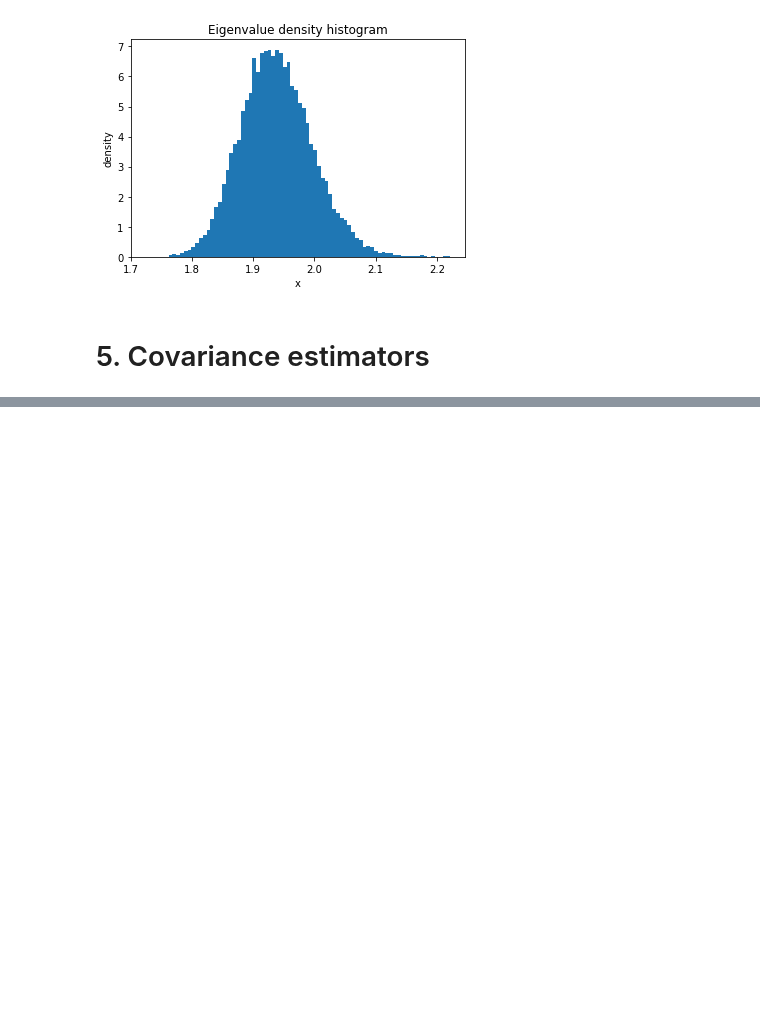
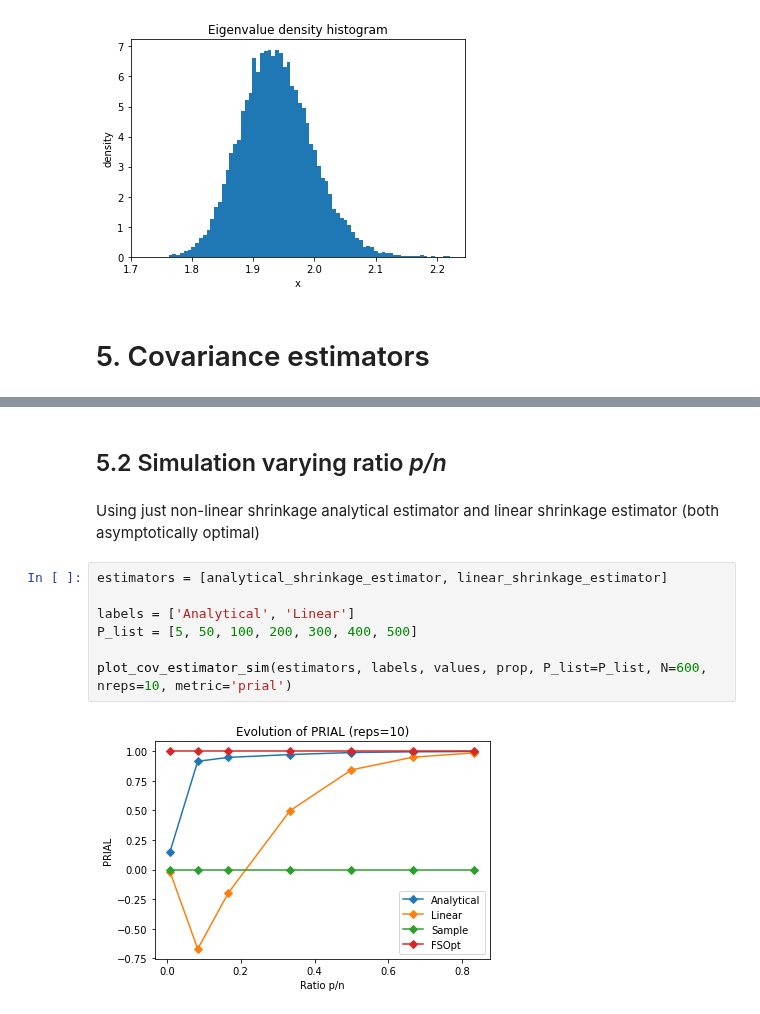
Before and after one commit to AlejandroSantorum/scikit-rmt, a Jupyter notebook: notebooks/tutorial.ipynb, the cells around one changed output, grey strips where cells are left out. Saved outputs shown, nothing was run; the diff lists cells and outputs as text; blank space fills up the shorter version.

```diff
--- a/notebooks/tutorial.ipynb
+++ b/notebooks/tutorial.ipynb
@@ -254,0 +341,13 @@ tracy_widom_law(ensemble='goe', n_size=100, times=20000, bins=80, density=True)
+# %% [markdown]
+## 5.2 Simulation varying ratio *p/n*
+# %% [markdown]
+Using just non-linear shrinkage analytical estimator and linear shrinkage estimator (both asymptotically optimal)
+# %%
+estimators = [analytical_shrinkage_estimator, linear_shrinkage_estimator]
+
+labels = ['Analytical', 'Linear']
+P_list = [5, 50, 100, 200, 300, 400, 500]
+
+plot_cov_estimator_sim(estimators, labels, values, prop, P_list=P_list, N=600, nreps=10, metric='prial')
+# %% [output]
+[figure, added]
```
Also changed, not shown: parts of 22 cells of this notebook, 1 other file.
